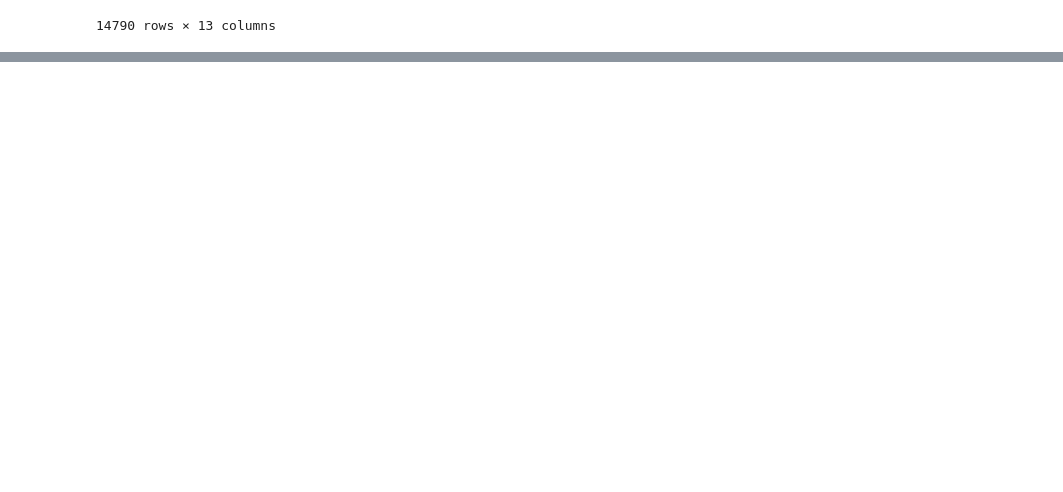
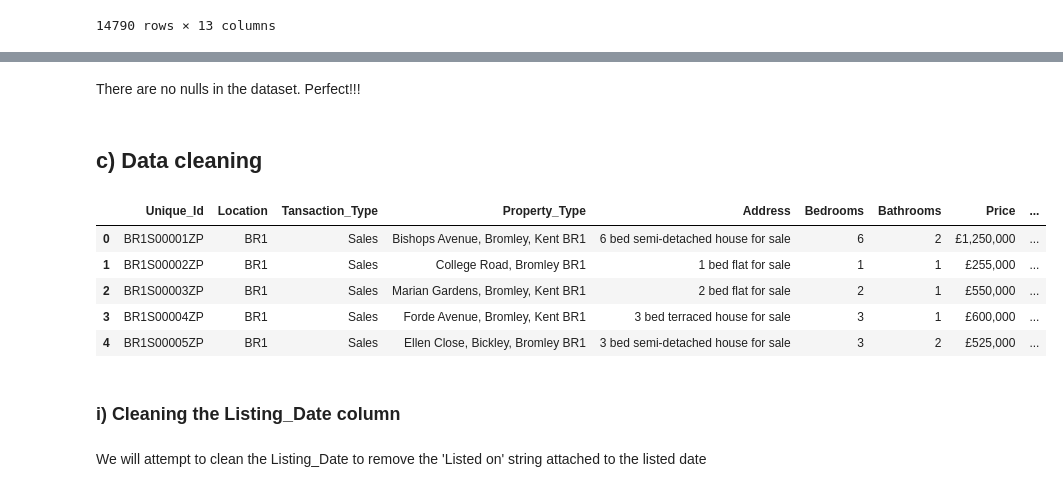
Before and after one commit to Timmtet/Data-Cleaning-Ldn, a Jupyter notebook: Data_cleaning_script.ipynb, the cells around one changed output, grey strips where cells are left out. Cells and saved outputs as stored; diff of their text form; code cells hidden in the pictures; blank space fills up the shorter version.

```diff
--- a/Data_cleaning_script.ipynb
+++ b/Data_cleaning_script.ipynb
@@ -483,0 +599,17 @@ om
+# %% [markdown]
+There are no nulls in the dataset. Perfect!!!
+# %% [markdown]
+## c) Data cleaning
+# %%
+zp.head()
+# %% [output]
+|  | Unique_Id | Location | Tansaction_Type | Property_Type | Address | Bedrooms | Bathrooms | Price | ... |
+| 0 | BR1S00001ZP | BR1 | Sales | Bishops Avenue, Bromley, Kent BR1 | 6 bed semi-detached house for sale | 6 | 2 | £1,250,000 | ... |
+| 1 | BR1S00002ZP | BR1 | Sales | College Road, Bromley BR1 | 1 bed flat for sale | 1 | 1 | £255,000 | ... |
+| 2 | BR1S00003ZP | BR1 | Sales | Marian Gardens, Bromley, Kent BR1 | 2 bed flat for sale | 2 | 1 | £550,000 | ... |
+| 3 | BR1S00004ZP | BR1 | Sales | Forde Avenue, Bromley, Kent BR1 | 3 bed terraced house for sale | 3 | 1 | £600,000 | ... |
+| 4 | BR1S00005ZP | BR1 | Sales | Ellen Close, Bickley, Bromley BR1 | 3 bed semi-detached house for sale | 3 | 2 | £525,000 | ... |
+# %% [markdown]
+### i) Cleaning the Listing_Date column
+# %% [markdown]
+We will attempt to clean the Listing_Date to remove the 'Listed on' string attached to the listed date
```
Also changed, not shown: parts of 57 cells of this notebook, 4 other files.
